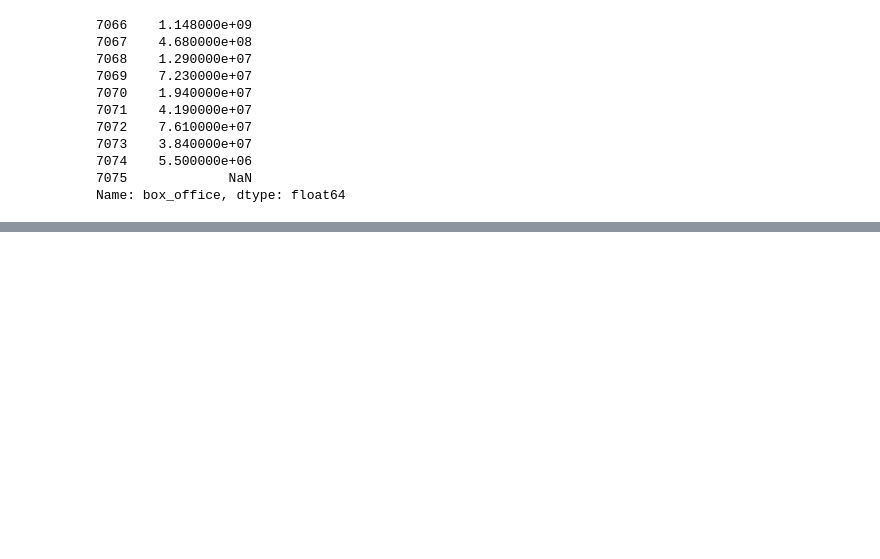
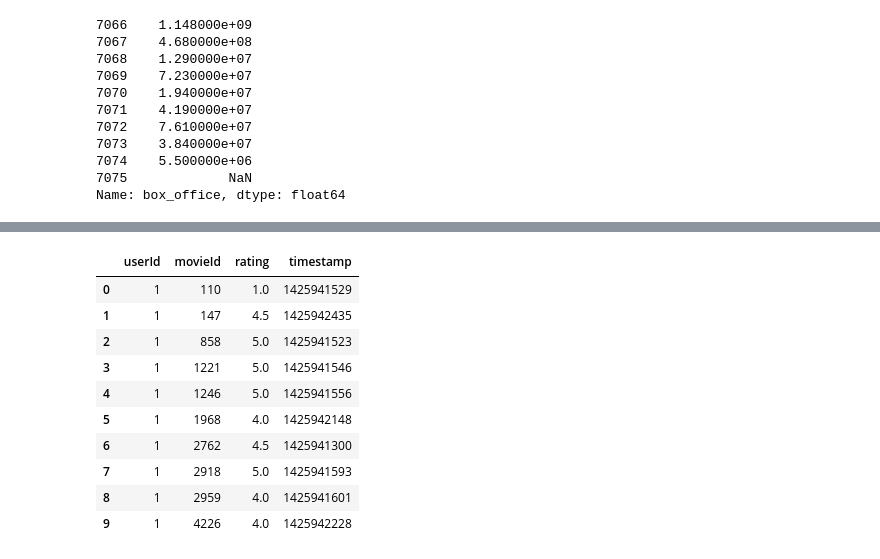
Before and after one commit to PGrickswim/Movies-ETL, a Jupyter notebook: JSON_Extract.ipynb, the cells around one changed output, grey strips where cells are left out. Saved outputs shown, nothing was run; the diff lists cells and outputs as text; code cells hidden in the pictures; blank space fills up the shorter version.

```diff
--- a/JSON_Extract.ipynb
+++ b/JSON_Extract.ipynb
@@ -586,0 +659,18 @@ wiki_movies_df
+# %%
+#Files to load
+ratings_csv = "ratings.csv"
+#Read the file and store it in a pandas DataFrame
+ratings = pd.read_csv(ratings_csv)
+ratings.head(10)
+# %% [output]
+|  | userId | movieId | rating | timestamp |
+| 0 | 1 | 110 | 1.0 | 1425941529 |
+| 1 | 1 | 147 | 4.5 | 1425942435 |
+| 2 | 1 | 858 | 5.0 | 1425941523 |
+| 3 | 1 | 1221 | 5.0 | 1425941546 |
+| 4 | 1 | 1246 | 5.0 | 1425941556 |
+| 5 | 1 | 1968 | 4.0 | 1425942148 |
+| 6 | 1 | 2762 | 4.5 | 1425941300 |
+| 7 | 1 | 2918 | 5.0 | 1425941593 |
+| 8 | 1 | 2959 | 4.0 | 1425941601 |
+| 9 | 1 | 4226 | 4.0 | 1425942228 |
```
Also changed, not shown: parts of 48 cells of this notebook.
